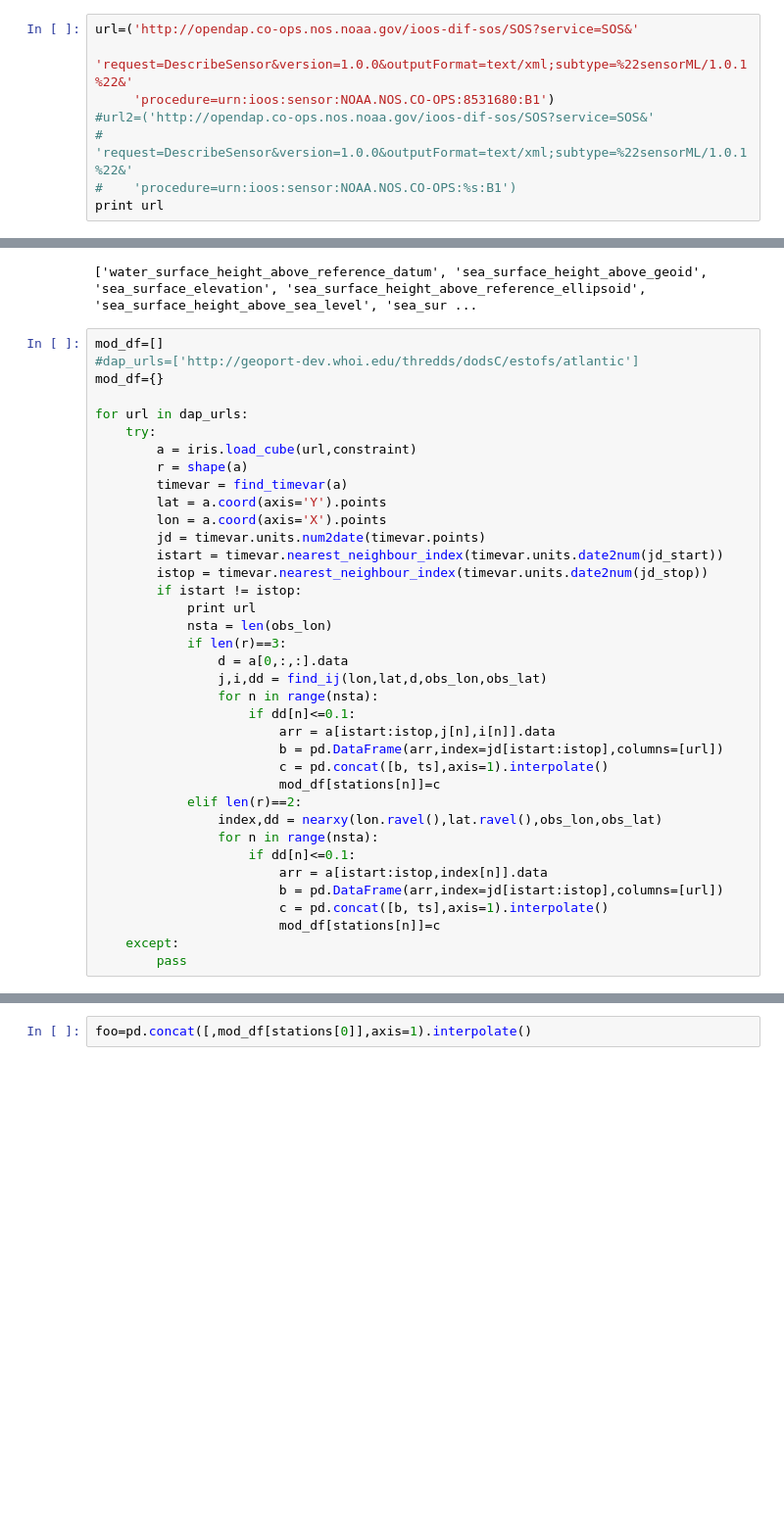
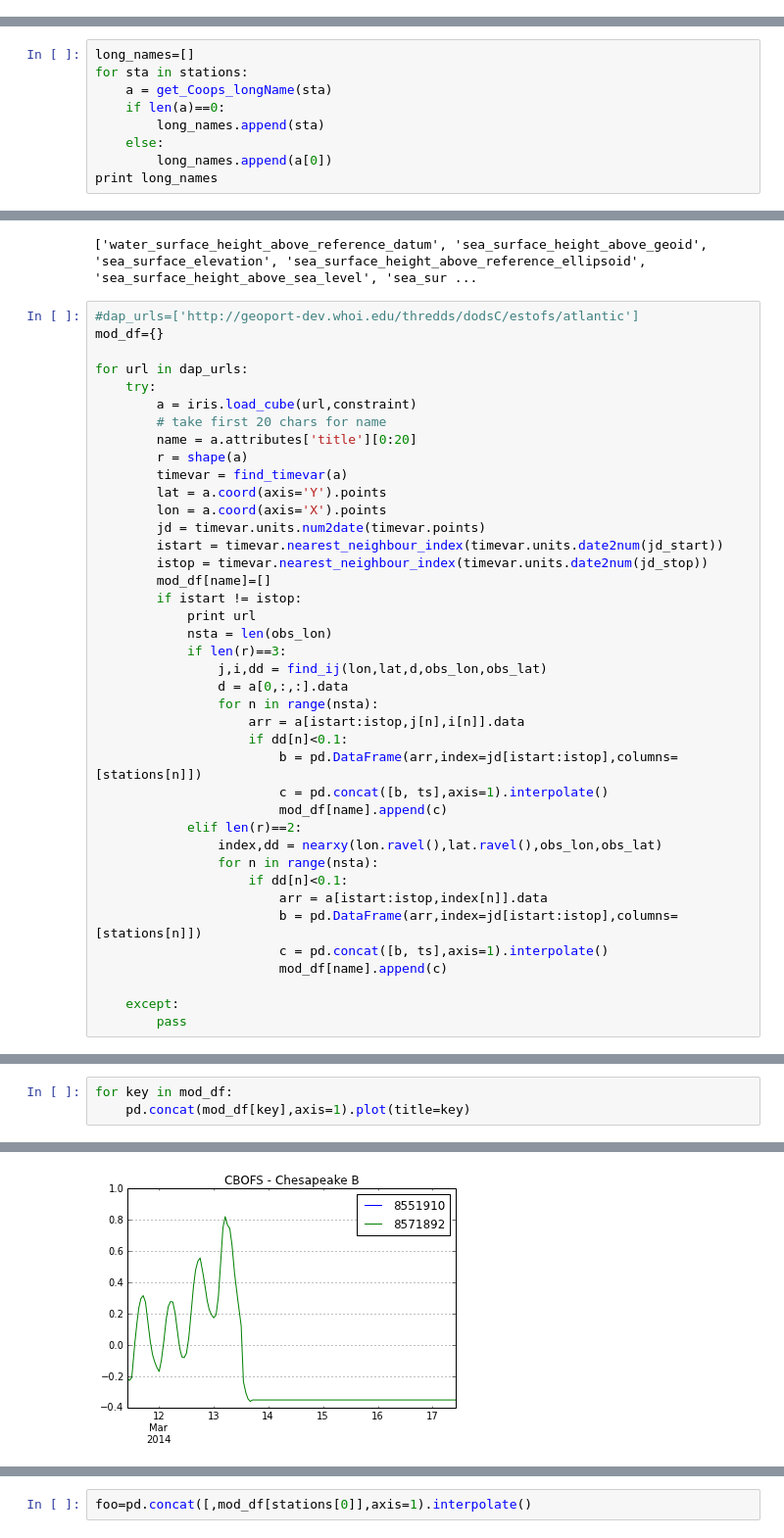
Before and after one commit to hdean83/notebook, a Jupyter notebook: CSW/IOOS_NY_Inundation.ipynb, the cells around one changed output, grey strips where cells are left out. Shown: that part at 98% size. Drawn from its saved outputs; the diff is of its cells as text; blank space fills up the shorter version.

```diff
--- a/CSW/IOOS_NY_Inundation.ipynb
+++ b/CSW/IOOS_NY_Inundation.ipynb
@@ -147,11 +147,3 @@ print obs_lat
 [41.361400000000003, 41.173299999999998, 41.048299999999998, 40.700600000000001, 40.466900000000003, 39.354999999999997, 38.968299999999999, 39.933300000000003, 39.558300000000003, 38.781700000000001, ...
 # %% [markdown]
 ## get longName from DescribeSensor
-# %%
-url=('http://opendap.co-ops.nos.noaa.gov/ioos-dif-sos/SOS?service=SOS&'
-     'request=DescribeSensor&version=1.0.0&outputFormat=text/xml;subtype=%22sensorML/1.0.1%22&'
-     'procedure=urn:ioos:sensor:NOAA.NOS.CO-OPS:8531680:B1')
-#url2=('http://opendap.co-ops.nos.noaa.gov/ioos-dif-sos/SOS?service=SOS&'
-#    'request=DescribeSensor&version=1.0.0&outputFormat=text/xml;subtype=%22sensorML/1.0.1%22&'
-#    'procedure=urn:ioos:sensor:NOAA.NOS.CO-OPS:%s:B1')
-print url
@@ -166,0 +167,9 @@ print '\n',longName
+# %%
+long_names=[]
+for sta in stations:
+    a = get_Coops_longName(sta)
+    if len(a)==0:
+        long_names.append(sta)
+    else:
+        long_names.append(a[0])
+print long_names
@@ -340,13 +353,14 @@ constraint = iris.Constraint(cube_func=name_in_list)
 # %% [output]
 ['water_surface_height_above_reference_datum', 'sea_surface_height_above_geoid', 'sea_surface_elevation', 'sea_surface_height_above_reference_ellipsoid', 'sea_surface_height_above_sea_level', 'sea_sur ...
 # %%
-mod_df=[]
 #dap_urls=['http://geoport-dev.whoi.edu/thredds/dodsC/estofs/atlantic']
 mod_df={}
 
 for url in dap_urls:
     try:
         a = iris.load_cube(url,constraint)
+        # take first 20 chars for name
+        name = a.attributes['title'][0:20]
         r = shape(a)
         timevar = find_timevar(a)
         lat = a.coord(axis='Y').points
@@ -354,26 +368,28 @@ for url in dap_urls:
         jd = timevar.units.num2date(timevar.points)
         istart = timevar.nearest_neighbour_index(timevar.units.date2num(jd_start))
         istop = timevar.nearest_neighbour_index(timevar.units.date2num(jd_stop))
+        mod_df[name]=[]
         if istart != istop:
             print url
             nsta = len(obs_lon)
             if len(r)==3:
+                j,i,dd = find_ij(lon,lat,d,obs_lon,obs_lat)
                 d = a[0,:,:].data
-                j,i,dd = find_ij(lon,lat,d,obs_lon,obs_lat)
                 for n in range(nsta):
-                    if dd[n]<=0.1:
-                        arr = a[istart:istop,j[n],i[n]].data
-                        b = pd.DataFrame(arr,index=jd[istart:istop],columns=[url])
+                    arr = a[istart:istop,j[n],i[n]].data
+                    if dd[n]<0.1:
+                        b = pd.DataFrame(arr,index=jd[istart:istop],columns=[stations[n]])
                         c = pd.concat([b, ts],axis=1).interpolate()
-                        mod_df[stations[n]]=c
+                        mod_df[name].append(c)
             elif len(r)==2:
                 index,dd = nearxy(lon.ravel(),lat.ravel(),obs_lon,obs_lat)
                 for n in range(nsta):
-                    if dd[n]<=0.1:
+                    if dd[n]<0.1:
                         arr = a[istart:istop,index[n]].data
-                        b = pd.DataFrame(arr,index=jd[istart:istop],columns=[url])
+                        b = pd.DataFrame(arr,index=jd[istart:istop],columns=[stations[n]])
                         c = pd.concat([b, ts],axis=1).interpolate()
-                        mod_df[stations[n]]=c
+                        mod_df[name].append(c)
+
     except:
         pass
 # %% [output]
@@ -398,0 +401,4 @@ mod_df.keys()
+# %%
+for key in mod_df:
+    pd.concat(mod_df[key],axis=1).plot(title=key)
+# %% [output]
@@ -398,0 +406 @@ mod_df.keys()
+[figure, added]
```
Also changed, not shown: parts of 20 cells of this notebook.
